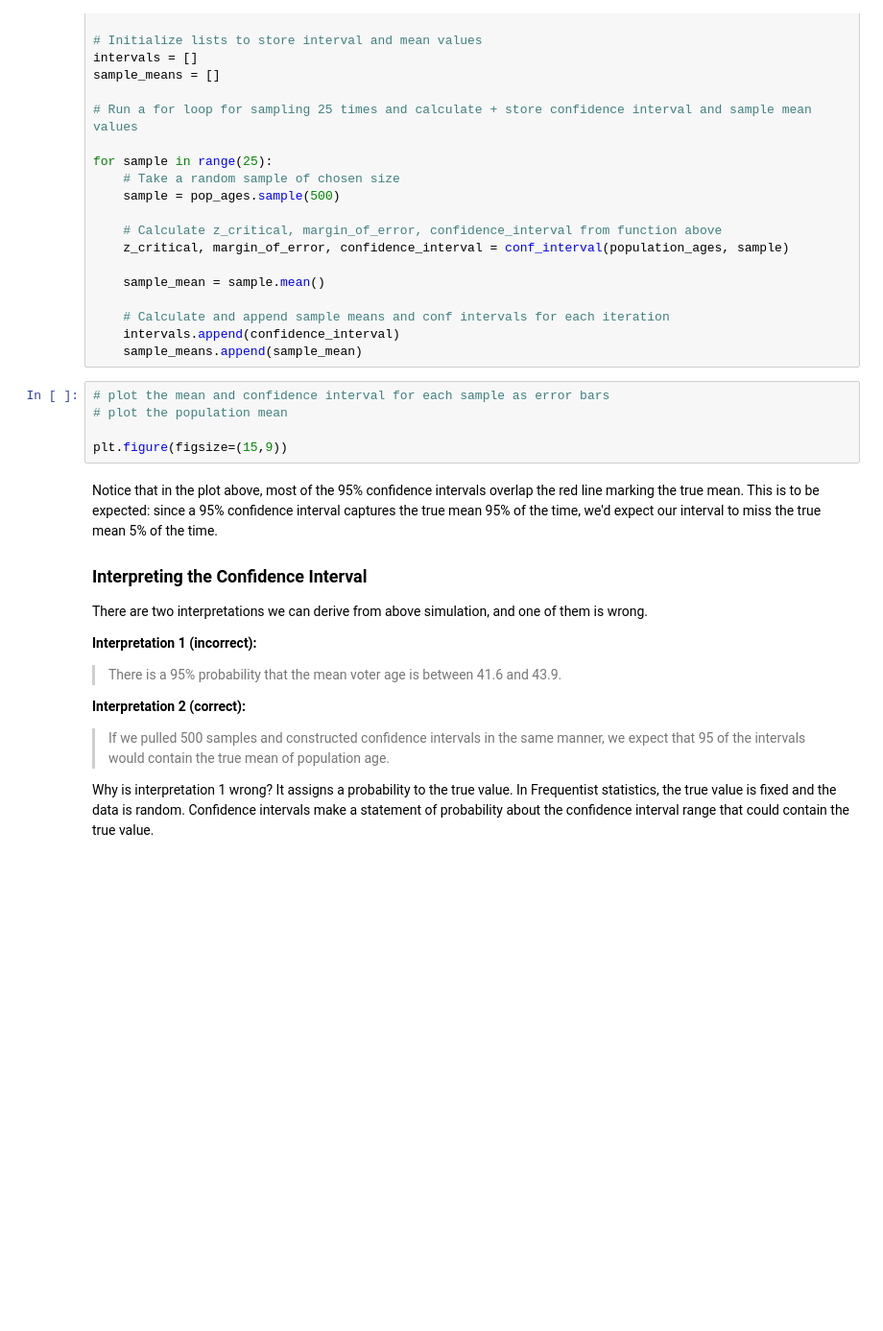
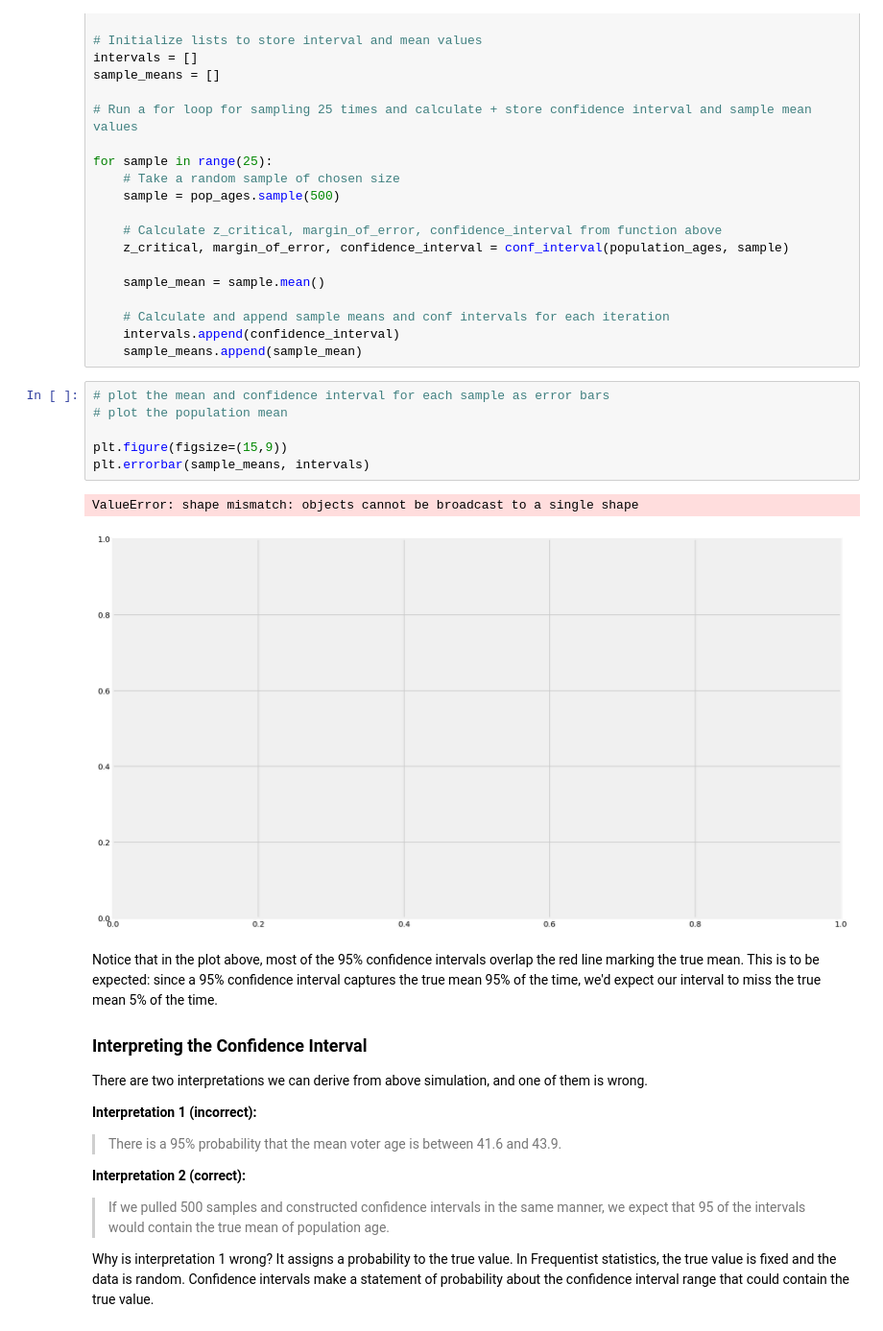
Before and after one commit to AlecMorgan/dsc-2-19-15-confidence-intervals-lab-seattle-ds-career-040119, a Jupyter notebook: index.ipynb, the cells around one changed output. Shown: that part at 96% size. Saved outputs shown, nothing was run; the diff lists cells and outputs as text; blank space fills up the shorter version.

```diff
--- a/index.ipynb
+++ b/index.ipynb
@@ -268,8 +268,12 @@ for sample in range(25):
 # %%
 # plot the mean and confidence interval for each sample as error bars
 # plot the population mean
 
 plt.figure(figsize=(15,9))
+plt.errorbar(sample_means, intervals)
+# %% [output]
+ValueError: shape mismatch: objects cannot be broadcast to a single shape
+[figure, added]
 # %% [markdown]
 Notice that in the plot above, most of the 95% confidence intervals overlap the red line marking the true mean. This is to be expected: since a 95% confidence interval captures the true mean 95% of the time, we'd expect our interval to miss the true mean 5% of the time.
 
```
